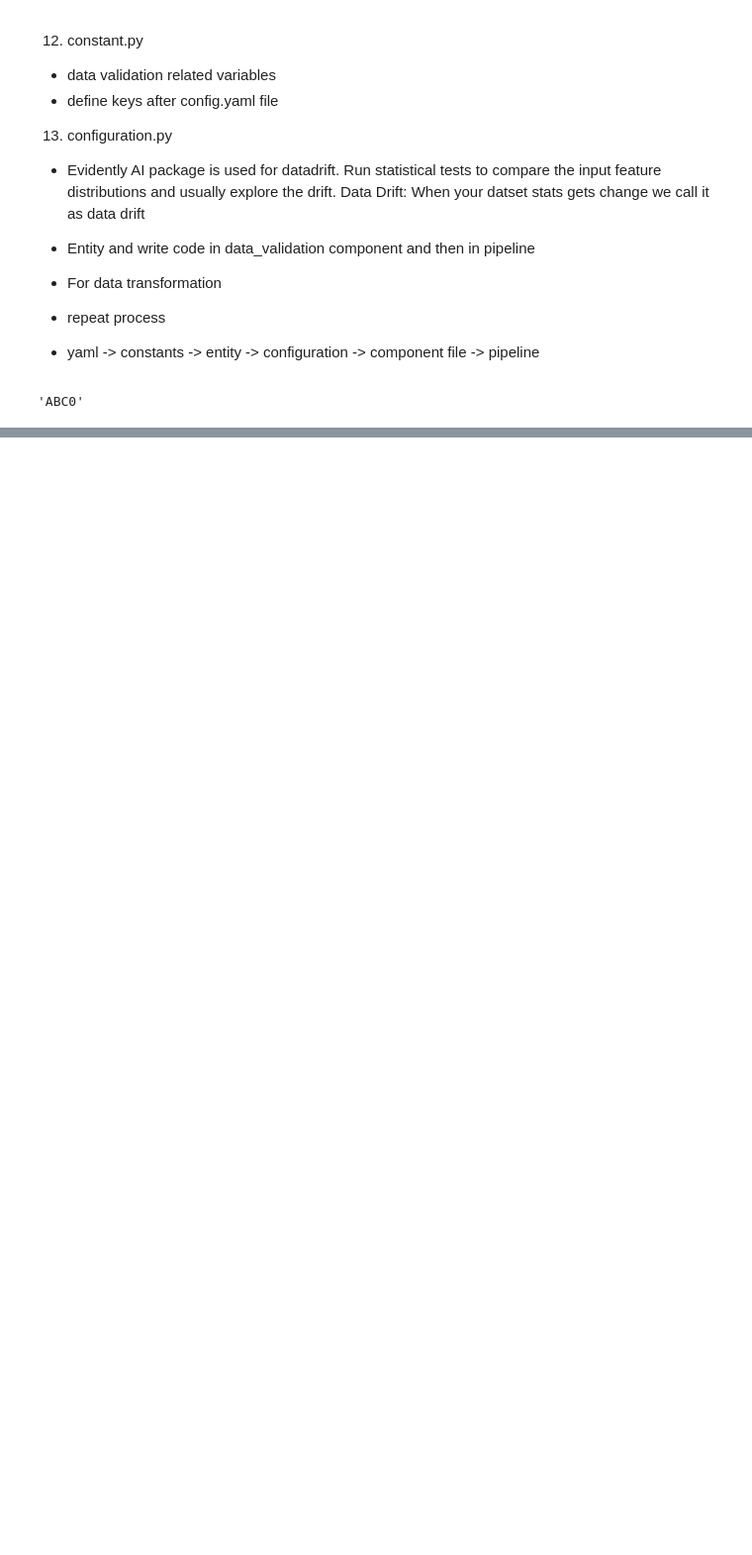
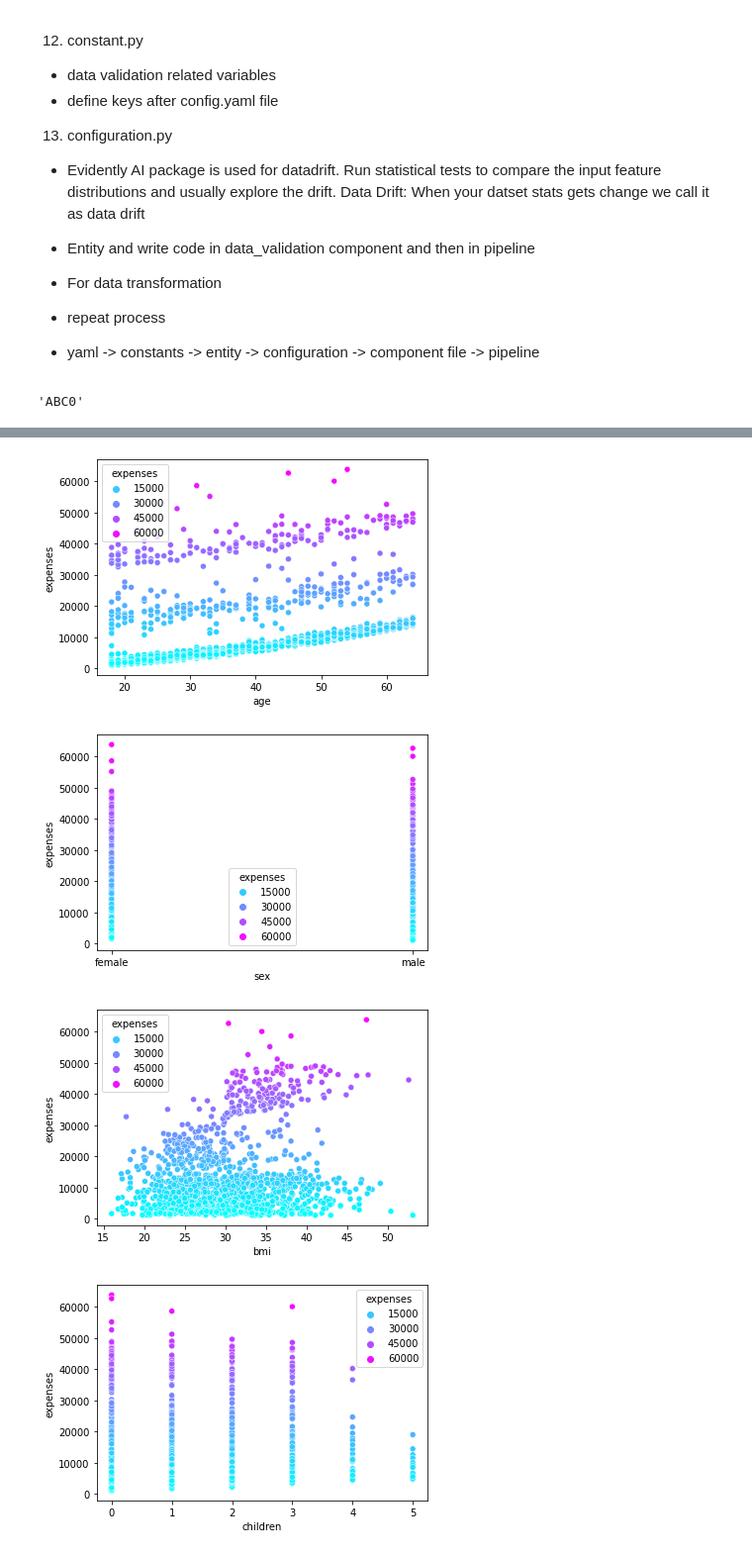
Before and after one commit to Algo52/Insurance_Premium_Predicition, a Jupyter notebook: Notes/notes.ipynb, the cells around one changed output, grey strips where cells are left out. Shown at 99% size. Saved outputs shown, nothing was run; the diff lists cells and outputs as text; code cells hidden in the pictures; blank space fills up the shorter version.

```diff
--- a/Notes/notes.ipynb
+++ b/Notes/notes.ipynb
@@ -459,0 +562,4 @@ dict1["C"][0]
+# %%
+for i in df.columns:
+    if df[i].nunique() <5:
+        print(f'{i} = {df[i].unique()} ')
@@ -459,0 +570,5 @@ dict1["C"][0]
+# %%
+for i in df.columns:
+        if df[i].nunique() <5:
+            print(f'{df[i].value_counts()}')
+            print('------------------------------')
@@ -459,0 +662,9 @@ dict1["C"][0]
+# %%
+for i in df.columns:
+    sns.scatterplot(data=df, x=i, y='expenses',hue='expenses',palette='cool')
+    plt.show()
+# %% [output]
+[figure, added]
+[figure, added]
+[figure, added]
+[figure, added]
```
Also changed, not shown: parts of 33 cells of this notebook, 4 other files.
